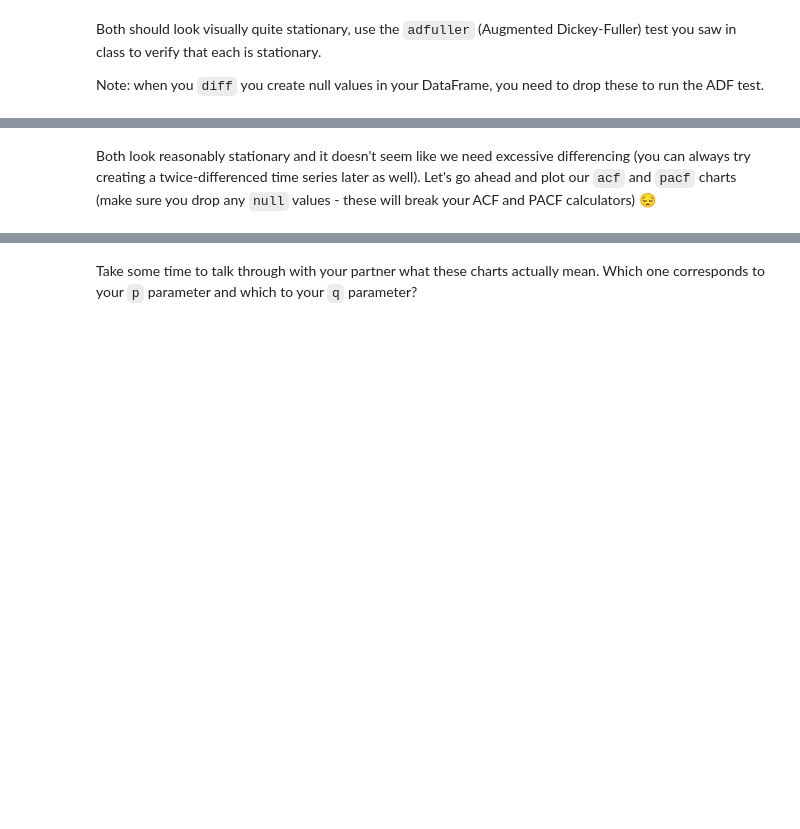
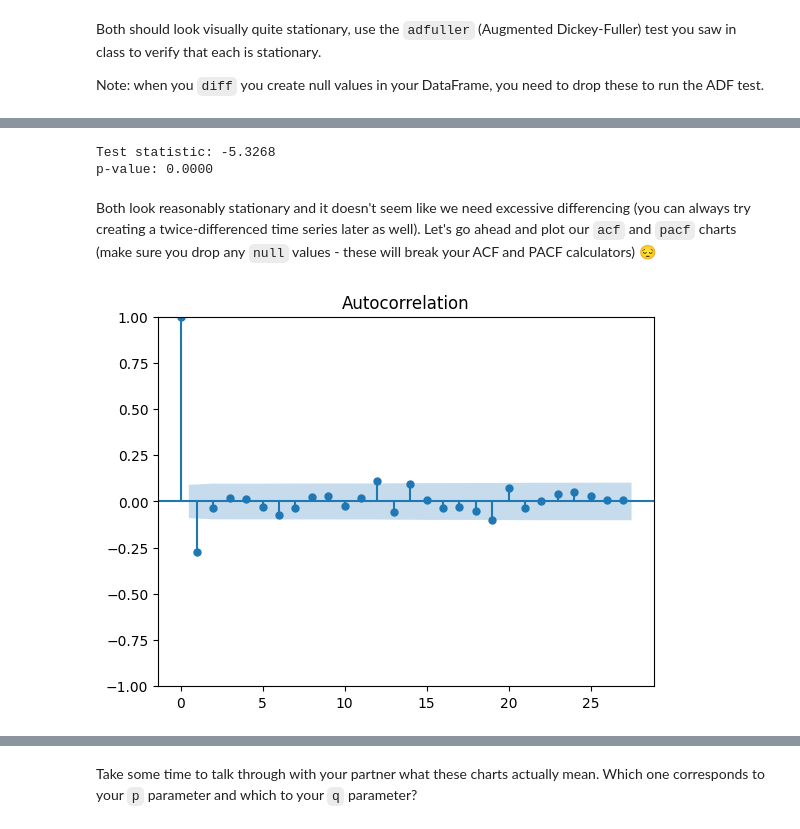
Before and after one commit to itsyeren/arima-seasonal, a Jupyter notebook: arima_seasonal_intro.ipynb, the cells around one changed output, grey strips where cells are left out. Drawn from its saved outputs; the diff is of its cells as text; code cells hidden in the pictures; blank space fills up the shorter version.

```diff
--- a/arima_seasonal_intro.ipynb
+++ b/arima_seasonal_intro.ipynb
@@ -371,3 +387,10 @@ Note: when you `diff` you create null values in your DataFrame, you need to drop
+# %%
+result = adfuller(seasonal_stripped.diff().dropna())
+print(f'Test statistic: {result[0]:.4f}')
+print(f'p-value: {result[1]:.4f}')
+# %% [output]
+Test statistic: -5.3268
+p-value: 0.0000
 # %% [markdown]
 Both look reasonably stationary and it doesn't seem like we need excessive differencing (you can always try creating a twice-differenced time series later as well). Let's go ahead and plot our `acf` and `pacf` charts (make sure you drop any `null` values - these will break your ACF and PACF calculators) 😔
 # %%
@@ -379,0 +399,5 @@ from statsmodels.graphics.tsaplots import plot_acf
+# %%
+acf_plot = plot_acf(seasonal_stripped.diff().dropna())
+acf_plot.show()
+# %% [output]
+[figure, added]
```
Also changed, not shown: parts of 26 cells of this notebook, 1 other file.
